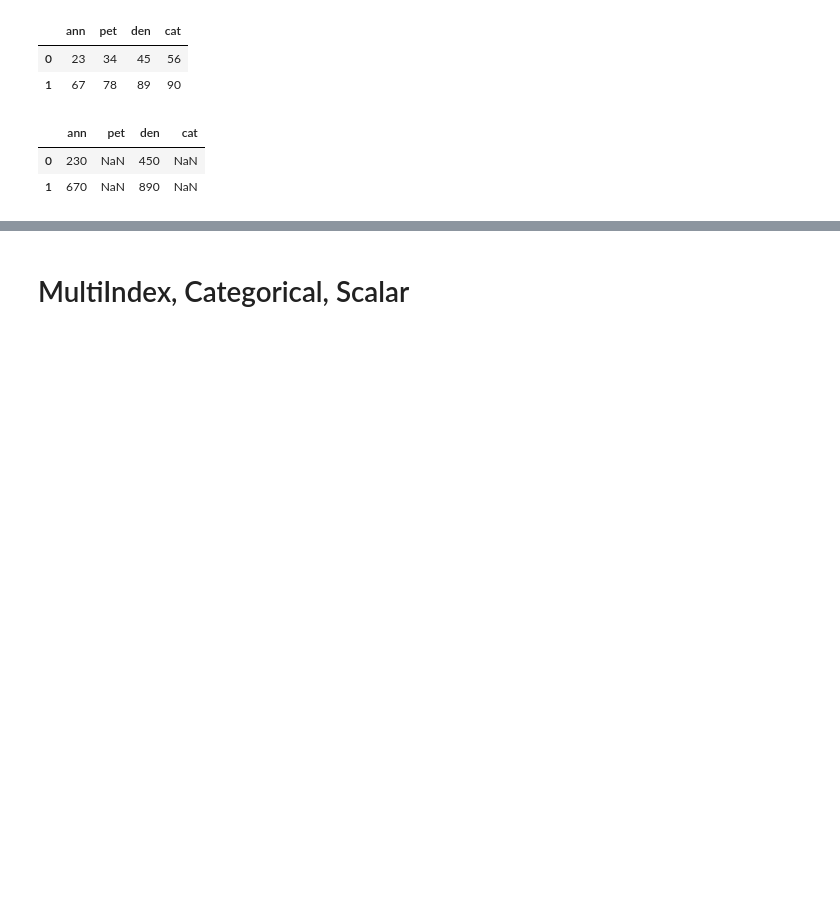
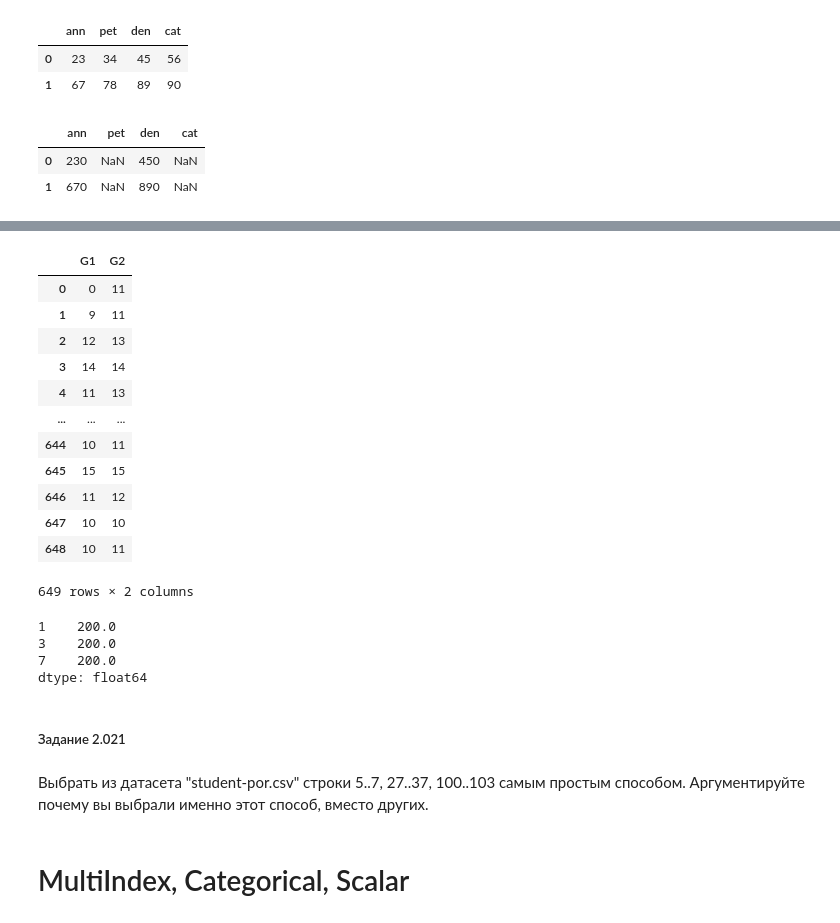
Before and after one commit to rgenius-ru/pandas_lessons, a Jupyter notebook: lessons/Pandas_for_Data_Engineering/part2_new.ipynb, the cells around one changed output, grey strips where cells are left out. Saved outputs shown, nothing was run; the diff lists cells and outputs as text; code cells hidden in the pictures; blank space fills up the shorter version.

```diff
--- a/lessons/Pandas_for_Data_Engineering/part2_new.ipynb
+++ b/lessons/Pandas_for_Data_Engineering/part2_new.ipynb
@@ -3142,2 +3368,30 @@ right
+# %%
+df[['G1', 'G2', 'G3']].truncate(after='G2', axis='columns')
+# %% [output]
+|  | G1 | G2 |
+| 0 | 0 | 11 |
+| 1 | 9 | 11 |
+| 2 | 12 | 13 |
+| 3 | 14 | 14 |
+| 4 | 11 | 13 |
+| ... | ... | ... |
+| 644 | 10 | 11 |
+| 645 | 15 | 15 |
+| 646 | 11 | 12 |
+| 647 | 10 | 10 |
+| 648 | 10 | 11 |
+649 rows × 2 columns
+# %%
+ser = pd.Series([100., 200., 200., 200., 400.], index=[0, 1, 3, 7, 10])
+ser.truncate(before=1, after=7)
+# %% [output]
+1    200.0
+3    200.0
+7    200.0
+dtype: float64
+# %% [markdown]
+##### Задание 2.021
+# %% [markdown]
+Выбрать из датасета "student-por.csv" строки 5..7, 27..37, 100..103 самым простым способом. Аргументируйте почему вы выбрали именно этот способ, вместо других.
 # %% [markdown]
 # MultiIndex, Categorical, Scalar
```
Also changed, not shown: parts of 31 cells of this notebook.
